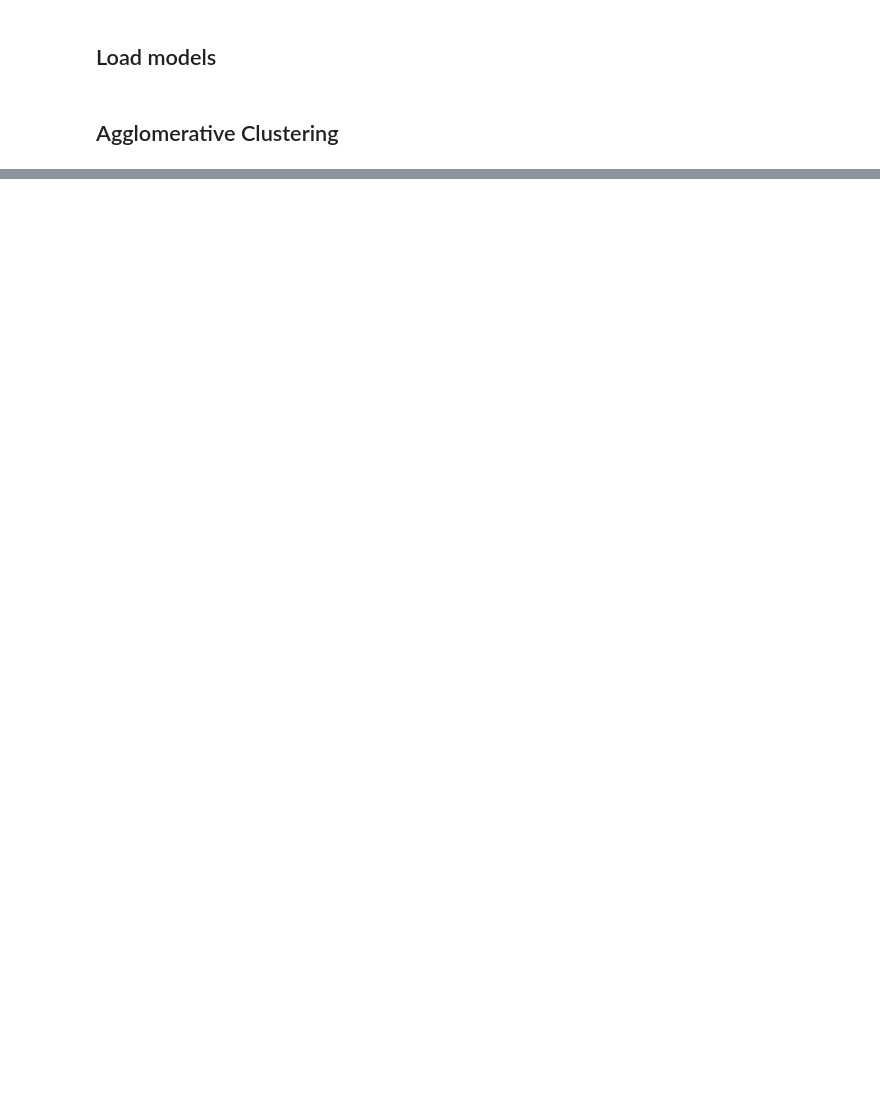
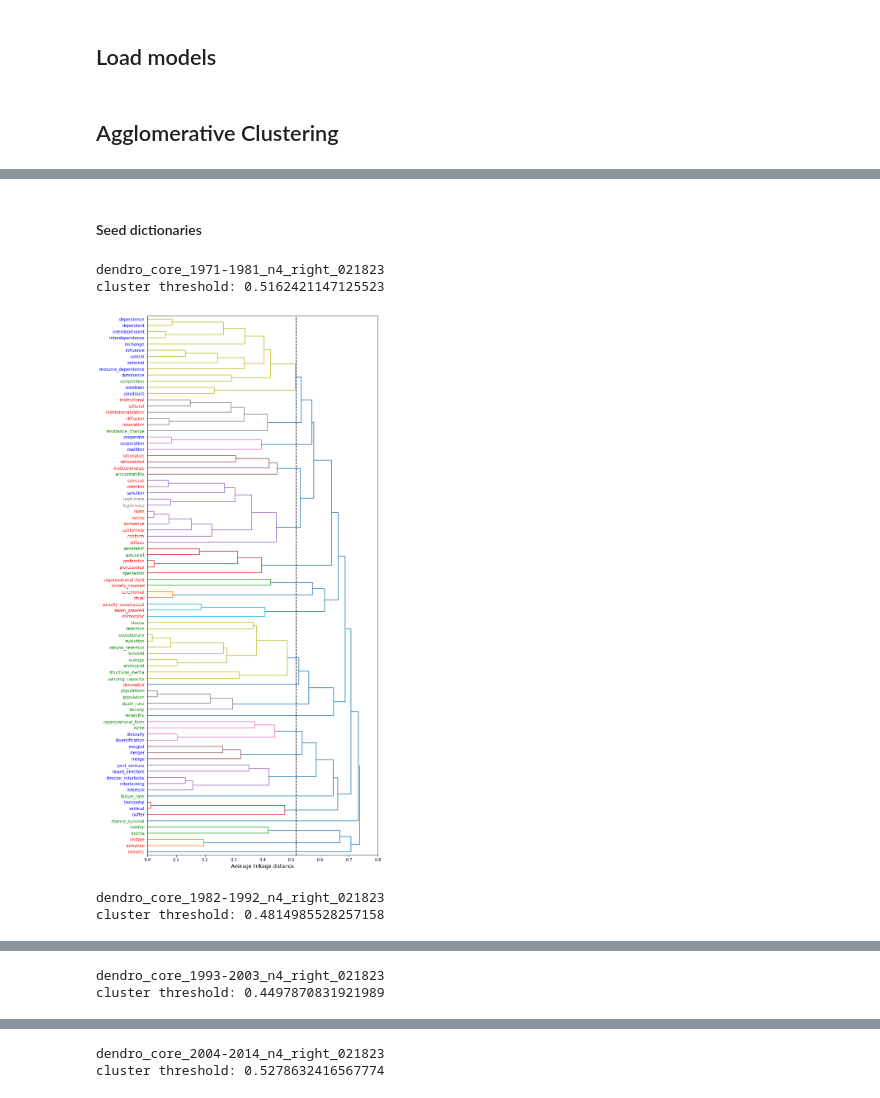
Before and after one commit to h2researchgroup/embeddings, a Jupyter notebook: clustering/hierarchical_by_decade.ipynb, the cells around one changed output, grey strips where cells are left out. Cells and saved outputs as stored; diff of their text form; code cells hidden in the pictures; blank space fills up the shorter version.

```diff
--- a/clustering/hierarchical_by_decade.ipynb
+++ b/clustering/hierarchical_by_decade.ipynb
@@ -164,7 +151,7 @@ def cluster_and_visualize(model,
                           affinity='precomputed',
                           label_filter=None,
                           color_map=None,
-                          figsize=(100, 5),
+                          figsize=(100, 10),
                           yrange=None,
                           xrange=None,
                           title=None,
@@ -199,10 +186,11 @@ def cluster_and_visualize(model,
                     linkage=linkage,
                     figsize=figsize,
                     color_labels=color_map,
-                    truncate_mode="level",
+                    truncate_mode=None,
                     title=title,
                     save_plot=save_plot,
                     p=p,
+                    #show_contracted = True,
                     labels=labels,
                     leaf_rotation=leaf_rotation,
                     yrange=yrange,
@@ -388,6 +330,0 @@ def show_tsne(model, words, title='T-SNE', core_words=(), color_map={}):
-# %%
-for model, decade in zip(models, decades):
-    for core, title in zip([cult_core, dem_core, relt_core], ['Cultural', 'Demographic', 'Relational']):
-        seed_clusters(model, core, k=50,title=f'{title} Terms in {decade}',
-#                      save=f'../figures/linked_words/{title}-{decade}-single.csv',
-                      p=50)
@@ -410,6 +330,0 @@ Relational Terms in 1970-1979 Similar Words T-SNE
-# %%
-for model, decade in zip(models, decades):
-    for core, title in zip([cult_core, dem_core, relt_core], ['Cultural', 'Demographic', 'Relational']):
-        seed_clusters(model, core, k=30,title=f'{title} Terms in {decade}',
-#                      save=f'../figures/linked_words/{title}-{decade}-average.csv',
-                      p=50, comb=np.mean)
@@ -419,3 +330,0 @@ def decade_core_TSNE(model, title="Core T-SNE"):
-# %%
-for model, decade in zip(models, decades):
-    decade_core_TSNE(model, title="Core Terms in "+decade)
@@ -590,0 +331,25 @@ for i in np.arange(12):
+# %% [markdown]
+#### Seed dictionaries
+# %%
+orientation = 'right' # define dendrogram orientation: labels below ('top') or to left ('right') of dendrogram
+
+for model, decade in zip(models, decades):
+    print('\n\n')
+
+    # Get list of words and color map
+    all_dicts, all_color_map = load_dicts(decade, core = True)
+
+    # Prepare and save dendrogram
+    make_dendrogram(model = model,
+                    decade = decade,
+                    dict_type = 'core',
+                    orientation = orientation,
+                    save_plot = True,
+                    color_map = all_color_map,
+                    unique_terms = all_dicts)
+# %% [output]
+dendro_core_1971-1981_n4_right_021823
+cluster threshold: 0.5162421147125523
+[figure, added]
+dendro_core_1982-1992_n4_right_021823
+cluster threshold: 0.4814985528257158
@@ -590,0 +357,2 @@ for i in np.arange(12):
+dendro_core_1993-2003_n4_right_021823
+cluster threshold: 0.4497870831921989
@@ -590,0 +360,2 @@ for i in np.arange(12):
+dendro_core_2004-2014_n4_right_021823
+cluster threshold: 0.5278632416567774
```
Also changed, not shown: parts of 37 cells of this notebook, 40 other files.
